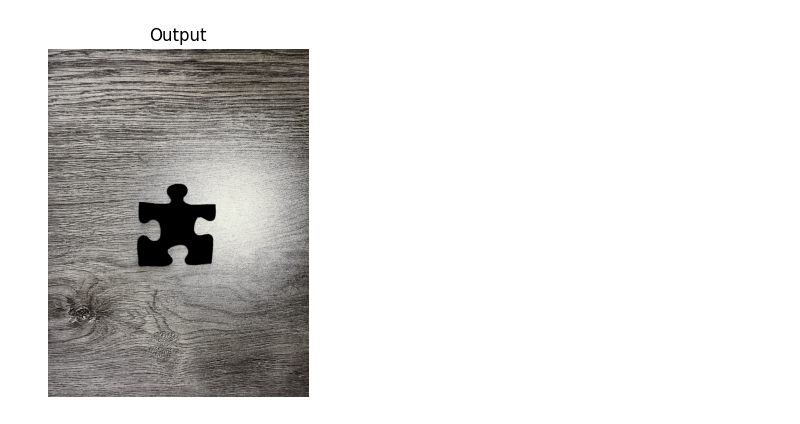
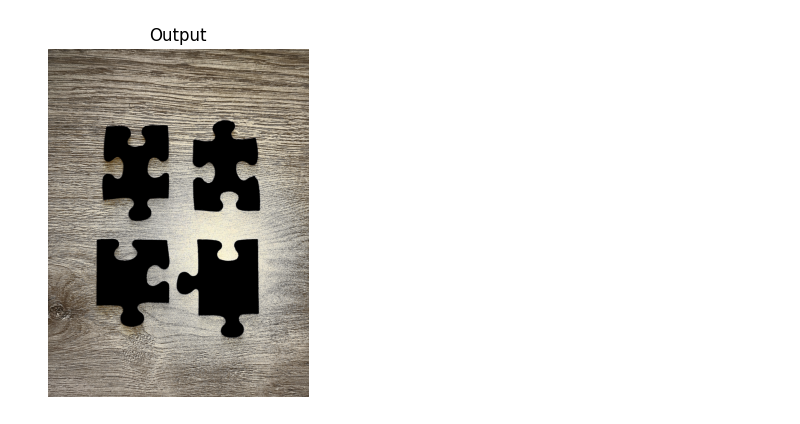
Before and after one commit to SebastianManoli/jigsaw-solver, a Jupyter notebook: initial_test.ipynb, the cells around one changed output. Cells and saved outputs as stored; diff of their text form; code cells hidden in the pictures.

```diff
--- a/initial_test.ipynb
+++ b/initial_test.ipynb
@@ -5,7 +5,7 @@ import numpy as np
 import matplotlib.pyplot as plt
 # %%
 # Read in the image
-i = cv2.imread("Dataset/Jigsaw_1/IMG_4635.JPG")
+i = cv2.imread("Dataset/Jigsaw_2/IMG_4684.JPG")
 # %%
 # convert to YUV
 YUV = cv2.cvtColor(i, cv2.COLOR_BGR2YUV)
@@ -22,8 +22,8 @@ contours, _ = cv2.findContours(mask, mode=cv2.RETR_EXTERNAL, method=cv2.CHAIN_AP
 # attempted simple selection of largest contour after applying morphology, failed for shark 2 due to seabed
 
 #create bounding rectangle
-shark = max(contours, key=cv2.contourArea)
-x, y, w, h = cv2.boundingRect(shark)
+piece = max(contours, key=cv2.contourArea)
+x, y, w, h = cv2.boundingRect(piece)
 
 # Loop through contours
 for c in contours:
@@ -51,14 +51,14 @@ k = np.array([[-1, -1, -1], [-1, 9, -1], [-1, -1, -1]], dtype=float)
 I_kernel = cv2.filter2D(I_new, ddepth=-1, kernel=k)
 # %%
 # extract the ROI, sets bg to black
-shark_only= cv2.bitwise_and(I_kernel, I_kernel, mask=cropped_mask)
+piece_only = cv2.bitwise_and(I_kernel, I_kernel, mask=cropped_mask)
 # %%
 # Plot image
 plt.figure(figsize=(12, 4))
-plt.imshow(cv2.cvtColor(shark_only, cv2.COLOR_BGR2RGB))
+plt.imshow(cv2.cvtColor(piece_only, cv2.COLOR_BGR2RGB))
 plt.title('Output')
 plt.axis('off')
 plt.tight_layout()
 plt.show()
 # %% [output]
-[figure, old version]
+[figure, new version]
```
Also changed, not shown: 1 other file.
